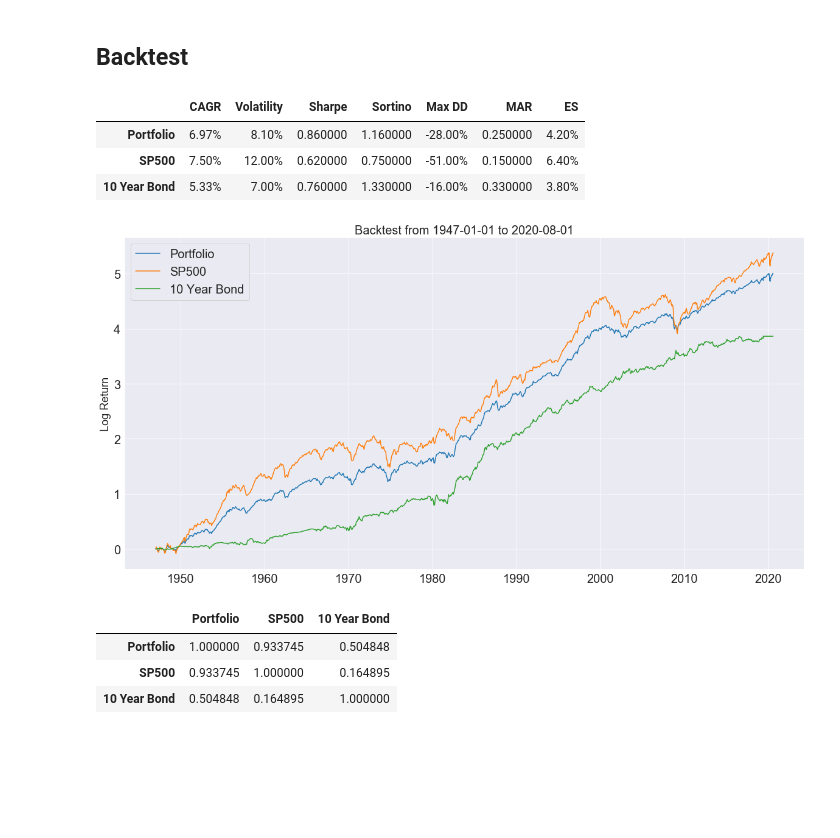
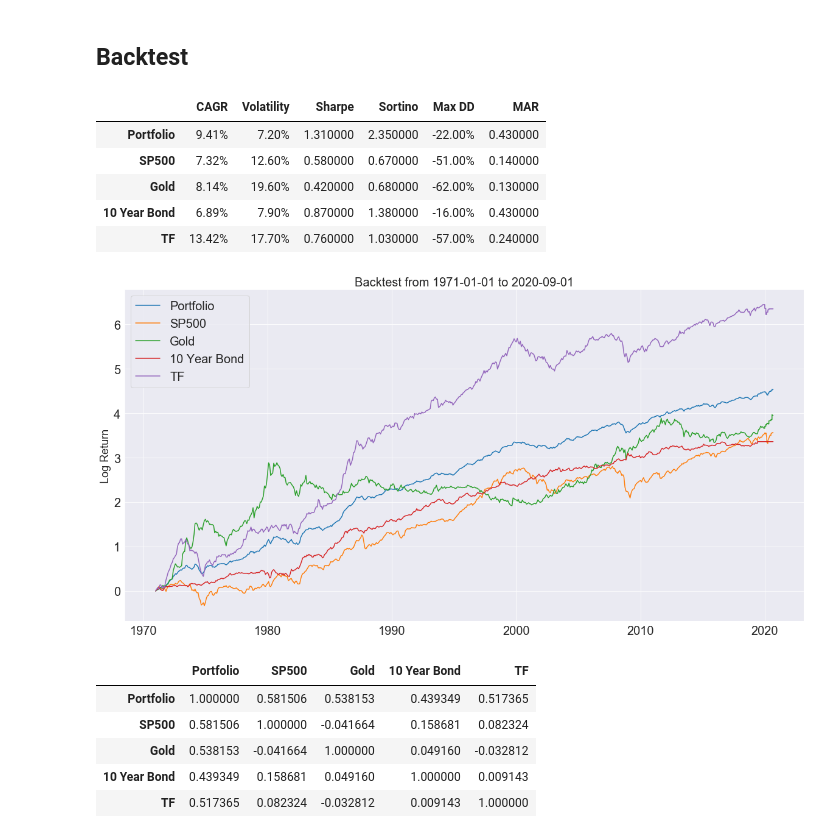
Before and after one commit to webclinic017/Portfolio_Construction, a Jupyter notebook: Portfolio_Backtest/Static_Portfolio.ipynb, the cells around one changed output. Drawn from its saved outputs; the diff is of its cells as text; code cells hidden in the pictures; blank space fills up the shorter version.

```diff
--- a/Portfolio_Backtest/Static_Portfolio.ipynb
+++ b/Portfolio_Backtest/Static_Portfolio.ipynb
@@ -19,3 +32,5 @@ from scipy.stats import norm
+# %%
+TF_monthly = pd.DataFrame(result['TF'])
 # %% [markdown]
 ## Functions
 # %%
@@ -231,10 +245,10 @@ SP500_monthly.columns = ['SP500']
 
 # Gold
 Gold_tmp = quandl.get("LBMA/GOLD", authtoken="6rNSyTM5R4g7_B7XSyQW")
-Gold = pd.DataFrame(Gold_tmp["USD (AM)"])
-Gold.columns = ['Gold']
+Gold_daily = pd.DataFrame(Gold_tmp["USD (AM)"])
+Gold_daily.columns = ['Gold']
 
-Gold_monthly = Gold.resample('M').last()
+Gold_monthly = Gold_daily.resample('M').last()
 Gold_monthly.columns = ['Gold']
 Gold_monthly.index = Gold_monthly.index + pd.Timedelta('1 day')
 
@@ -282,32 +296,37 @@ Daily: SP500_daily, Gold_daily, SHY_daily, TLT_daily
 
 Monthly: SP500_monthly, Gold_monthly, SHY_monthly, Bond_monthly, TLT_monthly, long_vol
 # %%
-lookback_period = 100 # in years
+lookback_period = 60 # in years
 data_freq = 'M' # 'M' for monthly, 'D' for daily
-rebalance_freq = 6 # in monthy for monthtly, days for daily
-tol = 1 # trigger for rebalancing
-assets = [SP500_monthly, Bond_monthly]
-w = [0.6, 0.4]
+rebalance_freq = 3 # in monthy for monthtly, days for daily
+tol = 0.1 # trigger for rebalancing
+assets = [SP500_monthly, Gold_monthly, Bond_monthly, TF_monthly]
+leverage = 1
+w = [0.30, 0.2, 0.3, 0.2]
 # %% [markdown]
 ## Backtest
 # %%
 data, data_names = wrangle(assets, data_freq, lookback_period)
 
-result, weights = backtest_strategy(data, w, tol, rebalance_freq, data_names, leverage = 1)
-strategy_evaluation(result, data_names, freq = data_freq)
+res, weights = backtest_strategy(data, w, tol, rebalance_freq, data_names, leverage)
+strategy_evaluation(res, data_names, freq = data_freq)
 # %% [output]
-|  | CAGR | Volatility | Sharpe | Sortino | Max DD | MAR | ES |
-| Portfolio | 6.97% | 8.10% | 0.860000 | 1.160000 | -28.00% | 0.250000 | 4.20% |
-| SP500 | 7.50% | 12.00% | 0.620000 | 0.750000 | -51.00% | 0.150000 | 6.40% |
-| 10 Year Bond | 5.33% | 7.00% | 0.760000 | 1.330000 | -16.00% | 0.330000 | 3.80% |
+|  | CAGR | Volatility | Sharpe | Sortino | Max DD | MAR |
+| Portfolio | 9.41% | 7.20% | 1.310000 | 2.350000 | -22.00% | 0.430000 |
+| SP500 | 7.32% | 12.60% | 0.580000 | 0.670000 | -51.00% | 0.140000 |
+| Gold | 8.14% | 19.60% | 0.420000 | 0.680000 | -62.00% | 0.130000 |
+| 10 Year Bond | 6.89% | 7.90% | 0.870000 | 1.380000 | -16.00% | 0.430000 |
+| TF | 13.42% | 17.70% | 0.760000 | 1.030000 | -57.00% | 0.240000 |
 # %%
-plot(result)
+plot(res)
 # %% [output]
-[figure, old version]
+[figure, new version]
 # %%
-correlation_map(result)
+correlation_map(res)
 # %% [output]
-|  | Portfolio | SP500 | 10 Year Bond |
-| Portfolio | 1.000000 | 0.933745 | 0.504848 |
-| SP500 | 0.933745 | 1.000000 | 0.164895 |
-| 10 Year Bond | 0.504848 | 0.164895 | 1.000000 |
+|  | Portfolio | SP500 | Gold | 10 Year Bond | TF |
+| Portfolio | 1.000000 | 0.581506 | 0.538153 | 0.439349 | 0.517365 |
+| SP500 | 0.581506 | 1.000000 | -0.041664 | 0.158681 | 0.082324 |
+| Gold | 0.538153 | -0.041664 | 1.000000 | 0.049160 | -0.032812 |
+| 10 Year Bond | 0.439349 | 0.158681 | 0.049160 | 1.000000 | 0.009143 |
+| TF | 0.517365 | 0.082324 | -0.032812 | 0.009143 | 1.000000 |
```
Also changed, not shown: parts of 3 cells of this notebook.
